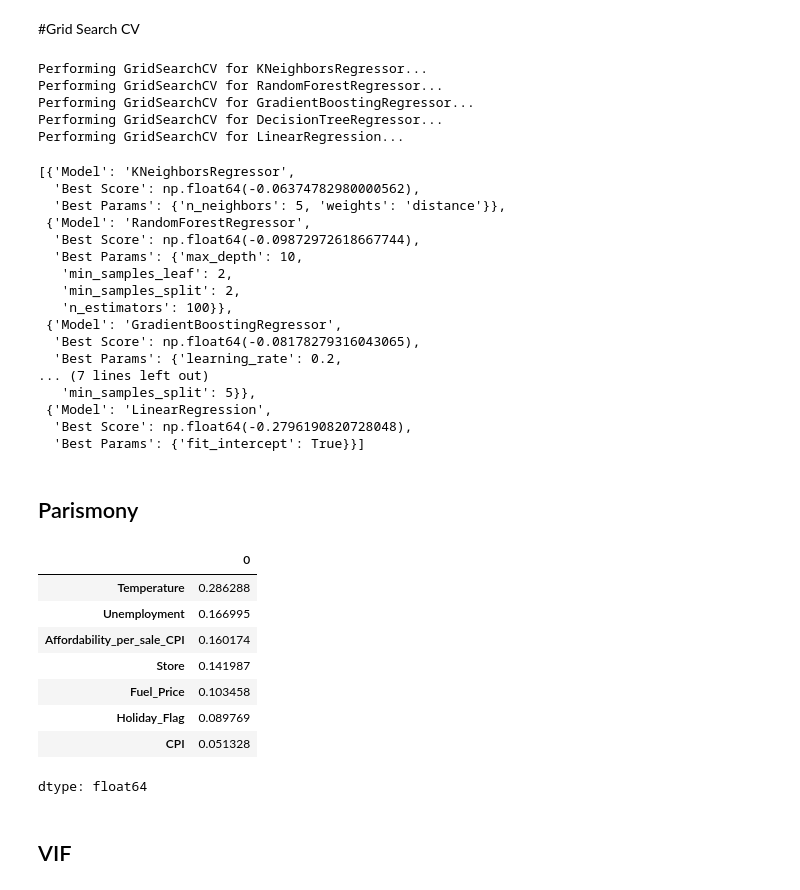
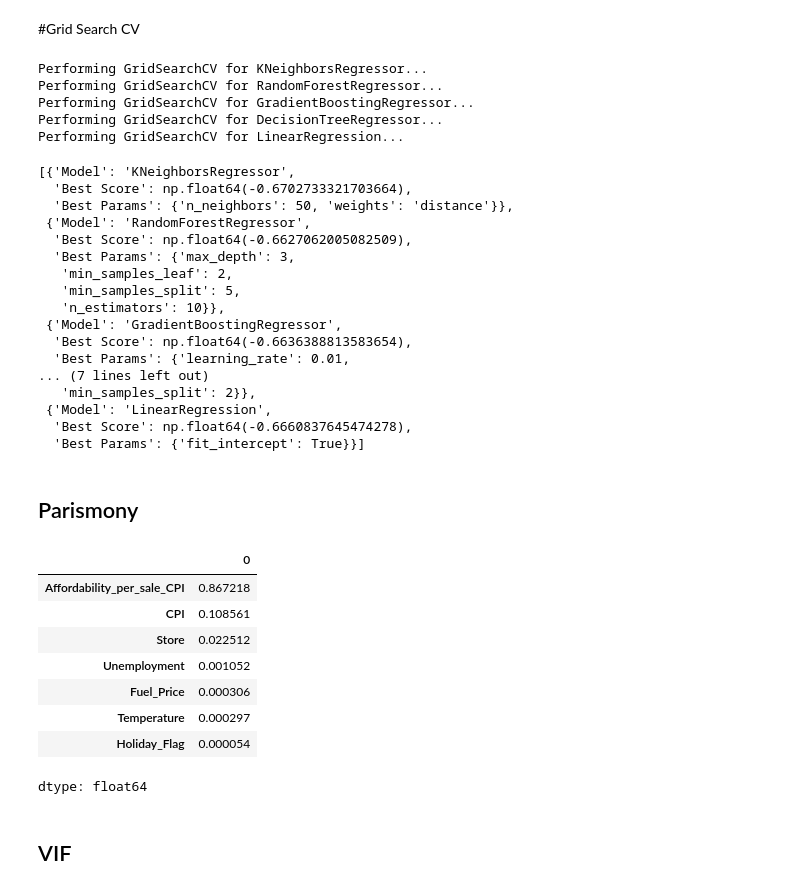
Before and after one commit to isaacadebayo/Predictive_Analytics_and_NLP, a Jupyter notebook: Sales_Prediction.ipynb, the cells around one changed output. Saved outputs shown, nothing was run; the diff lists cells and outputs as text; code cells hidden in the pictures.

```diff
--- a/Sales_Prediction.ipynb
+++ b/Sales_Prediction.ipynb
@@ -156,13 +156,14 @@ from sklearn.preprocessing import StandardScaler
 
 
 scaler = StandardScaler()
-X1_data = scaler.fit_transform(X_train)
+X_train_scaled = scaler.fit_transform(X_train)
+X_test_scaled  = scaler.fit_transform(X_test)
 
-df_X1_data = pd.DataFrame(X1_data, columns=X_train.columns)
+df_X1_data = pd.DataFrame(X_train_scaled, columns=X_train.columns)
 display(df_X1_data.describe().T)
 display(df_X1_data.corr())
 
-plt.plot( X1_data[:,0], X1_data[:,1], '.' )
+plt.plot( X_train_scaled[:,0], X_train_scaled[:,1], '.' )
 plt.xlim(-6,6)
 plt.ylim(-6,6)
 plt.gca().set_aspect('equal')
@@ -193,6 +194,5 @@ from sklearn.decomposition import PCA
 
 pca = PCA(n_components=7)
 
-X_train_pca = pd.DataFrame(
-    pca.fit_transform(X1_data)
-)
+X_train_pca = pca.fit_transform(X_train_scaled)
+X_test_pca  = pca.transform(X_test_scaled)
@@ -264,14 +220,14 @@ models = [
 # %%
 from sklearn.model_selection import cross_val_score, KFold
 
-kf = KFold(n_splits=5, shuffle=True)
+kf = KFold(n_splits=5, shuffle=False)
 
-X_train_pca.columns = X_train_pca.columns.astype(str) # Convert column names to strings
+X_train.columns = X_train.columns.astype(str) # Convert column names to strings
 
 for m in models:
     print(m)
 
-    cv_scores = -cross_val_score(m, X_train_pca, y_train, cv=kf, scoring='neg_mean_absolute_percentage_error')
+    cv_scores = -cross_val_score(m, X_train, y_train, cv=kf, scoring='neg_mean_absolute_percentage_error')
     cv_scores = pd.DataFrame(cv_scores)
     display(cv_scores.describe().T)
 
@@ -353,7 +309,7 @@ param_grids = {
 # Define cross-validation strategy
 kf = KFold(n_splits=5, shuffle=True)
 
-X_train_pca.columns = X_train_pca.columns.astype(str) # Convert column names to strings
+X_train.columns = X_train.columns.astype(str) # Convert column names to strings
 
 # Store results
 results = []
@@ -379,46 +335,46 @@ Performing GridSearchCV for GradientBoostingRegressor...
 Performing GridSearchCV for DecisionTreeRegressor...
 Performing GridSearchCV for LinearRegression...
 [{'Model': 'KNeighborsRegressor',
-  'Best Score': np.float64(-0.06374782980000562),
-  'Best Params': {'n_neighbors': 5, 'weights': 'distance'}},
+  'Best Score': np.float64(-0.6702733321703664),
+  'Best Params': {'n_neighbors': 50, 'weights': 'distance'}},
  {'Model': 'RandomForestRegressor',
-  'Best Score': np.float64(-0.09872972618667744),
-  'Best Params': {'max_depth': 10,
+  'Best Score': np.float64(-0.6627062005082509),
+  'Best Params': {'max_depth': 3,
    'min_samples_leaf': 2,
-   'min_samples_split': 2,
-   'n_estimators': 100}},
+   'min_samples_split': 5,
+   'n_estimators': 10}},
  {'Model': 'GradientBoostingRegressor',
-  'Best Score': np.float64(-0.08178279316043065),
-  'Best Params': {'learning_rate': 0.2,
+  'Best Score': np.float64(-0.6636388813583654),
+  'Best Params': {'learning_rate': 0.01,
 ... (7 lines left out)
-   'min_samples_split': 5}},
+   'min_samples_split': 2}},
  {'Model': 'LinearRegression',
-  'Best Score': np.float64(-0.2796190820728048),
+  'Best Score': np.float64(-0.6660837645474278),
   'Best Params': {'fit_intercept': True}}]
 # %% [markdown]
 ## Parismony
 # %%
 # Fit a Random Forest model
 rf = RandomForestRegressor(n_estimators=1000)
-rf.fit(X_train_pca, y_train)
+rf.fit(X_train, y_train)
 
 # Get feature importances
 importances = pd.Series(rf.feature_importances_, index=X_train.columns).sort_values(ascending=False)
 importances = importances[:10]
 
 features_rf = importances.index
 
 X_pars = X_train[ features_rf ]
 importances
 # %% [output]
 |  | 0 |
-| Temperature | 0.286288 |
-| Unemployment | 0.166995 |
-| Affordability_per_sale_CPI | 0.160174 |
-| Store | 0.141987 |
-| Fuel_Price | 0.103458 |
-| Holiday_Flag | 0.089769 |
-| CPI | 0.051328 |
+| Affordability_per_sale_CPI | 0.867218 |
+| CPI | 0.108561 |
+| Store | 0.022512 |
+| Unemployment | 0.001052 |
+| Fuel_Price | 0.000306 |
+| Temperature | 0.000297 |
+| Holiday_Flag | 0.000054 |
 dtype: float64
 # %% [markdown]
 ## VIF
```
Also changed, not shown: parts of 12 cells of this notebook.
